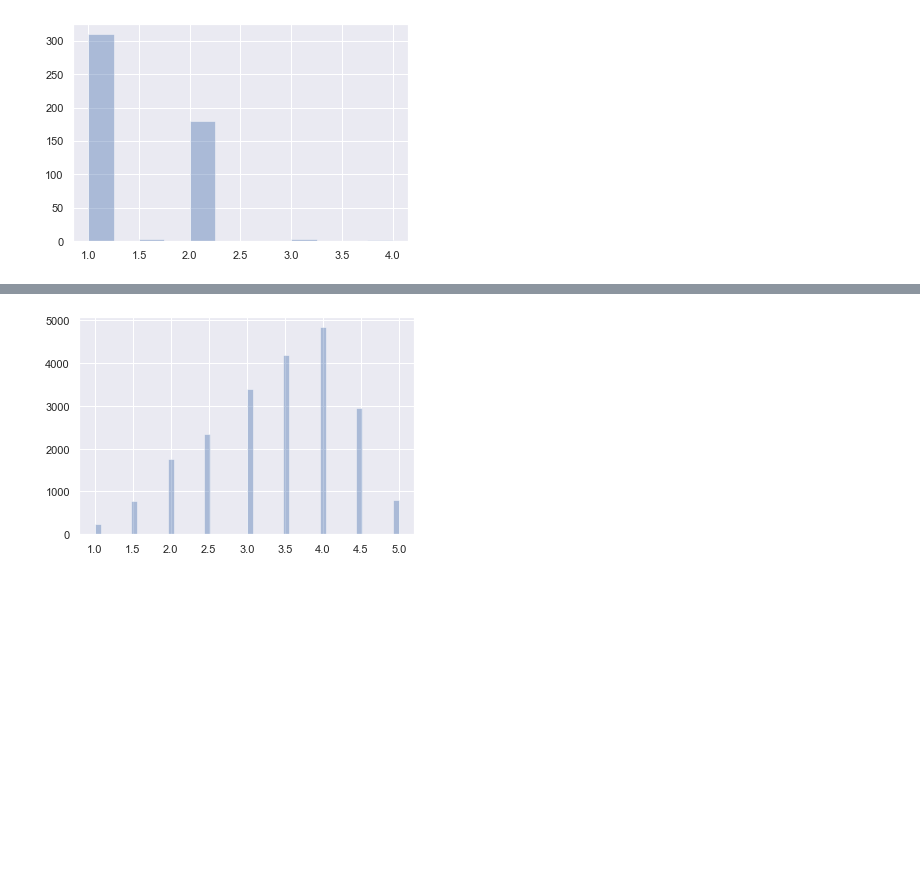
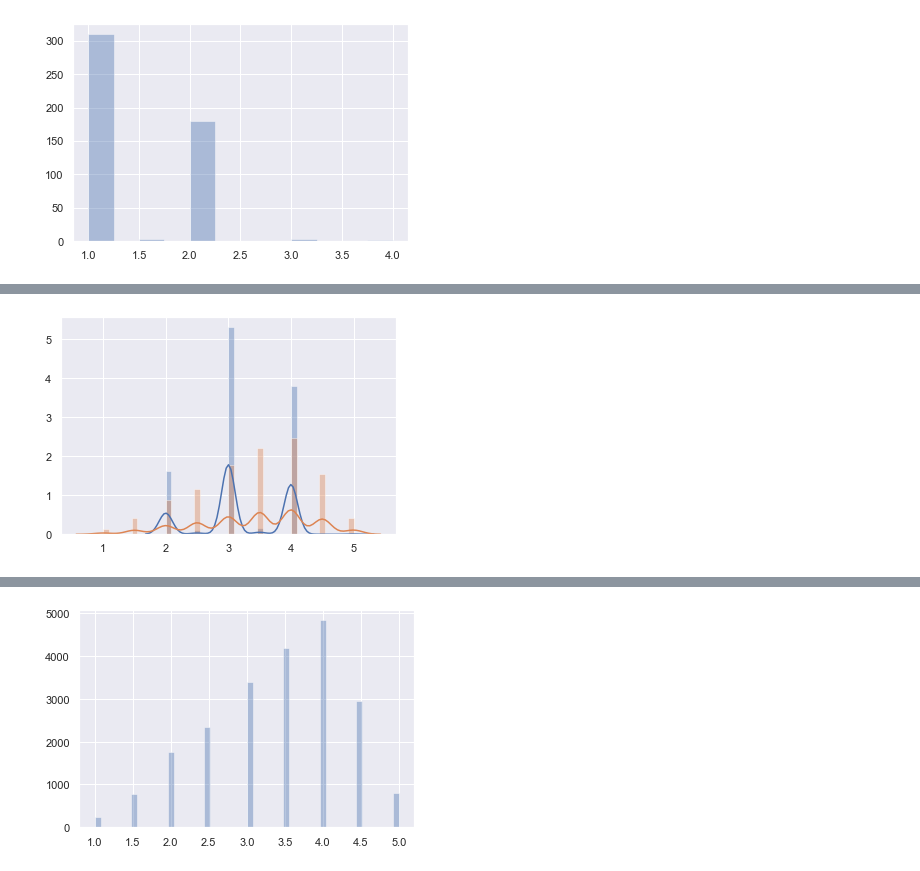
Before and after one commit to wsonv/PP_proejct, a Jupyter notebook: yelp/Y.ipynb, the cells around one changed output, grey strips where cells are left out. Saved outputs shown, nothing was run; the diff lists cells and outputs as text; code cells hidden in the pictures; blank space fills up the shorter version.

```diff
--- a/yelp/Y.ipynb
+++ b/yelp/Y.ipynb
@@ -441 +454,6 @@ plt.hist(ratings,bins=[1,1.5,2,2.5,3,3.5,4,4.5,5,5.5])
+# %%
+ax = sns.distplot(res_med)
+ax = sns.distplot(ratings[:10000])
+# %% [output]
+[figure, added]
 # %%
```
Also changed, not shown: parts of 11 cells of this notebook, 2 other files.
